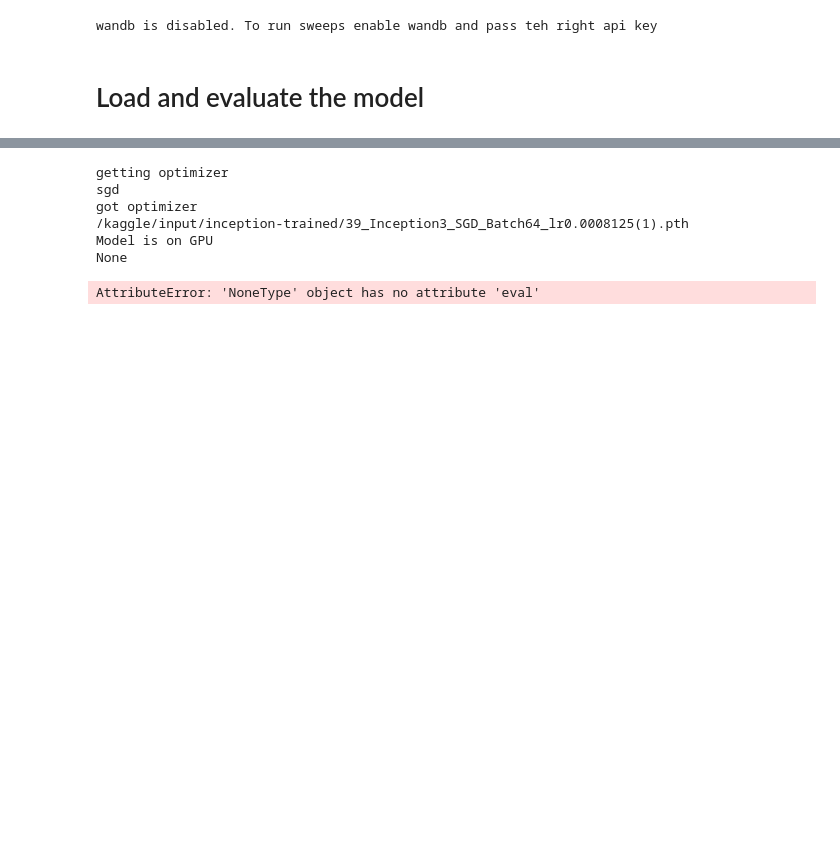
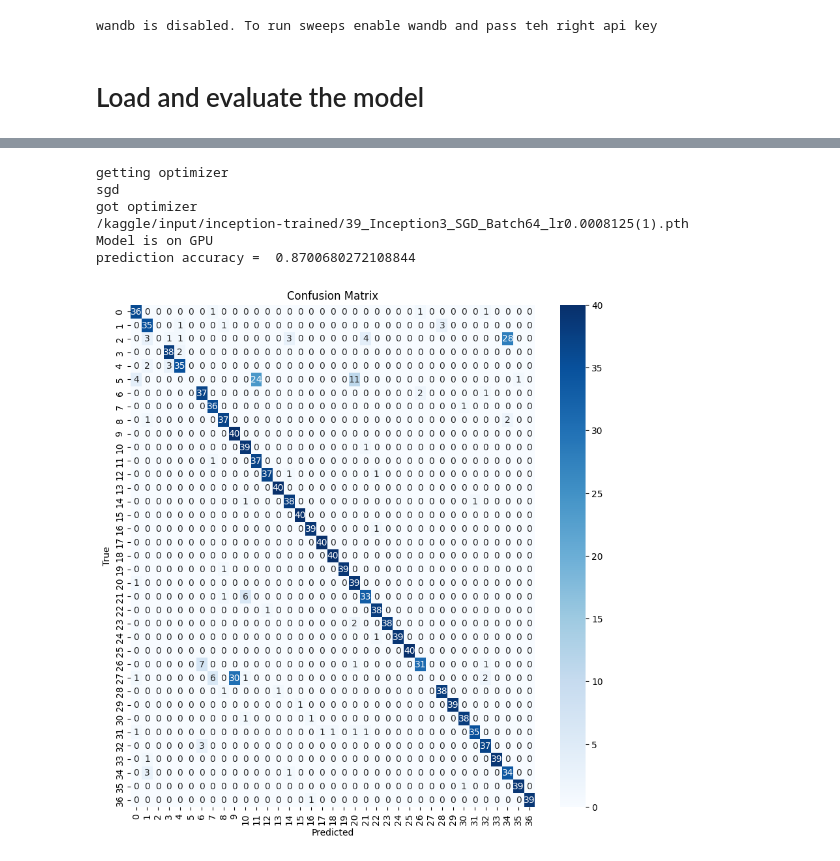
Before and after one commit to JerzyJerzu/Breeds_Cats-Dogs, a Jupyter notebook: cats-dogs-project.ipynb, the cells around one changed output, grey strips where cells are left out. Drawn from its saved outputs; the diff is of its cells as text; code cells hidden in the pictures; blank space fills up the shorter version.

Commit message:
evaluation works for loading checkpoint and normal

```diff
--- a/cats-dogs-project.ipynb
+++ b/cats-dogs-project.ipynb
@@ -649,7 +639,8 @@ def evaluate_model():
     plt.title('Confusion Matrix')
     plt.show()
 # %%
-def load_model(config):
+# checkpoint patch should be specified in config
+def load_model_from_checkpoint(config):
     if config['model'] == 'ResNet':
         model, preprocess_transforms = get_pretrained_resnet101()
     elif config['model'] == 'Inception':
@@ -659,12 +650,9 @@ def load_model(config):
         return
     testing_config = configuration(model, preprocess_transforms, config)
     testing_config.last_checkpoint_path = config['last_checkpoint_path']
-    print(testing_config.last_checkpoint_path)
     manager = TrainingManager()
     manager.setup_configuration(testing_config, annotations)
-    #print(manager.net)
     manager = TrainingManager()
-    #print(manager.net)
     evaluate_model()
 # %%
 singleton_instance1 = TrainingManager()
@@ -675,14 +664,14 @@ print(singleton_instance1 is singleton_instance2)
 True
 # %%
-load_model(passed_config)
+load_model_from_checkpoint(passed_config)
 # %% [output]
 getting optimizer
 sgd
 got optimizer
 /kaggle/input/inception-trained/39_Inception3_SGD_Batch64_lr0.0008125(1).pth
 Model is on GPU
-None
+prediction accuracy =  0.8700680272108844
-AttributeError: 'NoneType' object has no attribute 'eval'
+[figure, added]
 # %%
 evaluate_model()
 # %%
```
Also changed, not shown: parts of 5 cells of this notebook.
